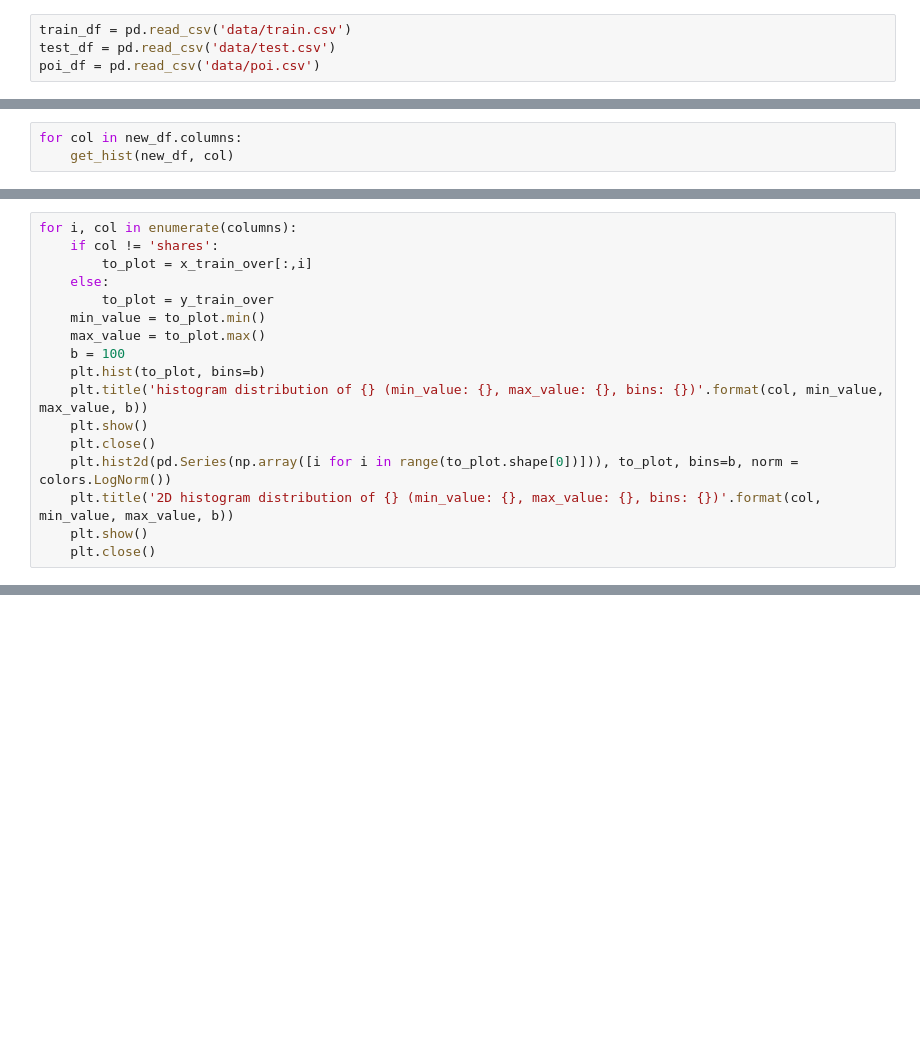
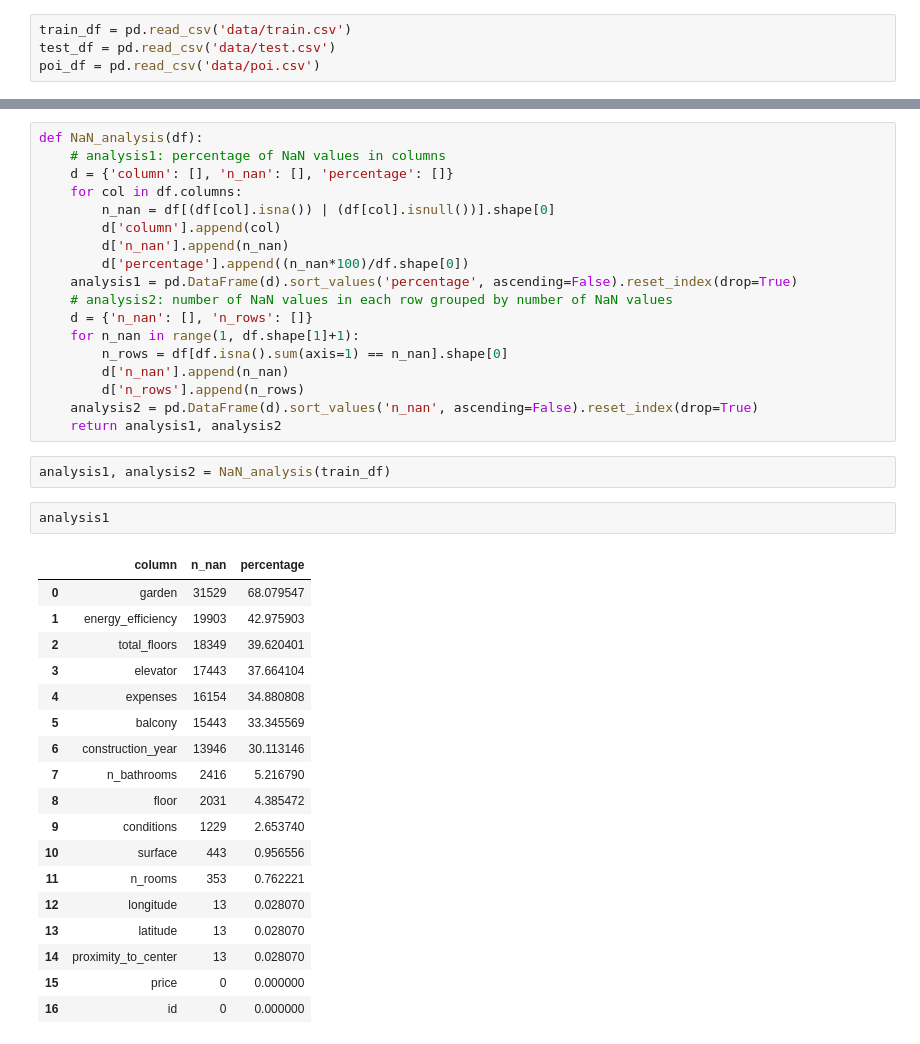
Before and after one commit to VincenzoImp/House-Prices-Prediction, a Jupyter notebook: script.ipynb, the cells around one changed output, grey strips where cells are left out. Cells and saved outputs as stored; diff of their text form; blank space fills up the shorter version.

```diff
--- a/script.ipynb
+++ b/script.ipynb
@@ -147,3 +29,0 @@ I rerun the plot of hist and hist2d for each feature noting some differences. Wi
-# %%
-for col in new_df.columns:
-    get_hist(new_df, col)
@@ -330,17 +29,0 @@ I plot the distribution of the features following the new samples
-# %%
-for i, col in enumerate(columns):
-    if col != 'shares':
-        to_plot = x_train_over[:,i]
-    else:
-        to_plot = y_train_over
-    min_value = to_plot.min()
-    max_value = to_plot.max()
-    b = 100
-    plt.hist(to_plot, bins=b)
-    plt.title('histogram distribution of {} (min_value: {}, max_value: {}, bins: {})'.format(col, min_value, max_value, b))
-    plt.show()
-    plt.close()
-    plt.hist2d(pd.Series(np.array([i for i in range(to_plot.shape[0])])), to_plot, bins=b, norm = colors.LogNorm())
-    plt.title('2D histogram distribution of {} (min_value: {}, max_value: {}, bins: {})'.format(col, min_value, max_value, b))
-    plt.show()
-    plt.close()
@@ -511,0 +66,41 @@ It should be noted that the test set was only used to evaluate the model and was
+# %%
+def NaN_analysis(df):
+    # analysis1: percentage of NaN values in columns
+    d = {'column': [], 'n_nan': [], 'percentage': []}
+    for col in df.columns:
+        n_nan = df[(df[col].isna()) | (df[col].isnull())].shape[0]
+        d['column'].append(col)
+        d['n_nan'].append(n_nan)
+        d['percentage'].append((n_nan*100)/df.shape[0])
+    analysis1 = pd.DataFrame(d).sort_values('percentage', ascending=False).reset_index(drop=True)
+    # analysis2: number of NaN values in each row grouped by number of NaN values
+    d = {'n_nan': [], 'n_rows': []}
+    for n_nan in range(1, df.shape[1]+1):
+        n_rows = df[df.isna().sum(axis=1) == n_nan].shape[0]
+        d['n_nan'].append(n_nan)
+        d['n_rows'].append(n_rows)
+    analysis2 = pd.DataFrame(d).sort_values('n_nan', ascending=False).reset_index(drop=True)
+    return analysis1, analysis2
+# %%
+analysis1, analysis2 = NaN_analysis(train_df)
+# %%
+analysis1
+# %% [output]
+|  | column | n_nan | percentage |
+| 0 | garden | 31529 | 68.079547 |
+| 1 | energy_efficiency | 19903 | 42.975903 |
+| 2 | total_floors | 18349 | 39.620401 |
+| 3 | elevator | 17443 | 37.664104 |
+| 4 | expenses | 16154 | 34.880808 |
+| 5 | balcony | 15443 | 33.345569 |
+| 6 | construction_year | 13946 | 30.113146 |
+| 7 | n_bathrooms | 2416 | 5.216790 |
+| 8 | floor | 2031 | 4.385472 |
+| 9 | conditions | 1229 | 2.653740 |
+| 10 | surface | 443 | 0.956556 |
+| 11 | n_rooms | 353 | 0.762221 |
+| 12 | longitude | 13 | 0.028070 |
+| 13 | latitude | 13 | 0.028070 |
+| 14 | proximity_to_center | 13 | 0.028070 |
+| 15 | price | 0 | 0.000000 |
+| 16 | id | 0 | 0.000000 |
```
Also changed, not shown: parts of 109 cells of this notebook, 1 other file.
